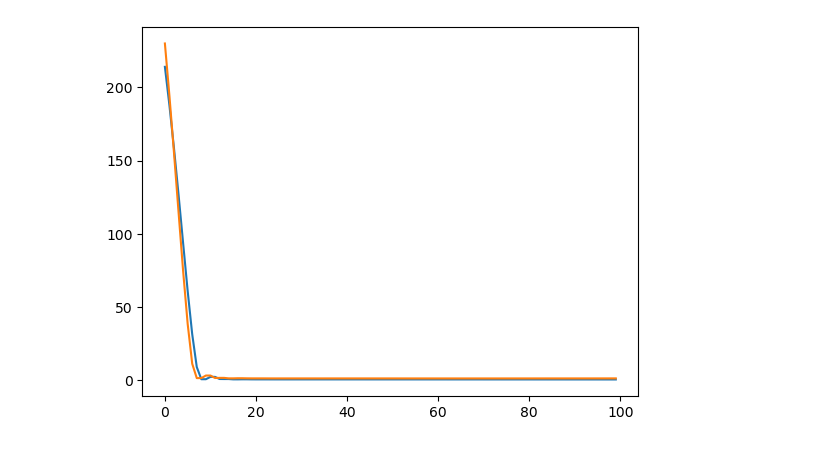
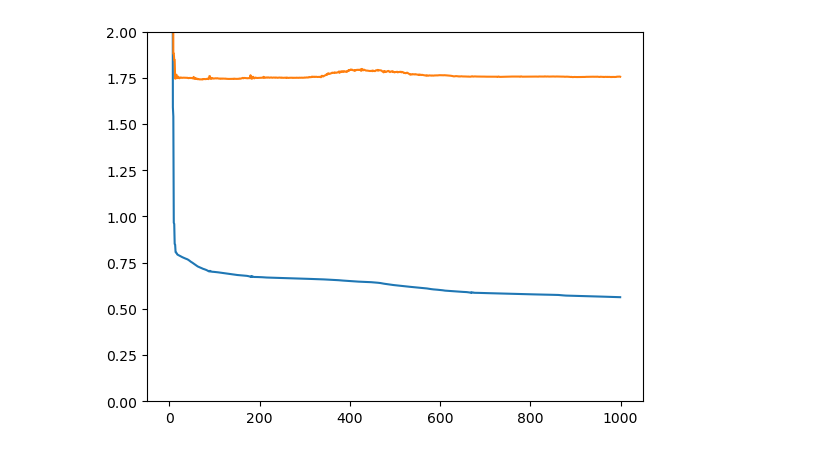
Before and after one commit to CS-433/ml-project-2-bogota, a Jupyter notebook: train.ipynb, the cells around one changed output. Saved outputs shown, nothing was run; the diff lists cells and outputs as text; code cells hidden in the pictures.

```diff
--- a/train.ipynb
+++ b/train.ipynb
@@ -6,49 +6,32 @@ from src.models import Model
 
 DATA_FOLDER = 'data/'
 # %%
-model = Model(nb_lags=6, lr=1e-2)
+model = Model(nb_lags=6, lr=0)
 
 ######################### Load training data: #########################
-train_input, train_target = torch.load(DATA_FOLDER + 'train_data.pkl')
-train_input, train_target = train_input.to(model.device), train_target.to(model.device)
+train_lags, train_target = torch.load(DATA_FOLDER + 'train_data.pkl')
+train_lags, train_target = train_lags.to(model.device), train_target.to(model.device)
 
 ######################### Load validation data: #########################
-val_input, val_target = torch.load(DATA_FOLDER + 'val_data.pkl')
-val_input, val_target = val_input.to(model.device), val_target.to(model.device)
-
-# Standardize:
-mean = train_target.mean().item()
-std = train_target.std().item()
-min_ = train_target.min()
-max_ = train_target.max()
-
-#train_input = (train_input-mean)/std
-# train_target = (train_target-mean)/std
-#val_input = (val_input-mean)/std
-# val_target = (val_target-mean)/std
-
-#train_input = (train_input-min_)/(max_-min_)
-#train_target = (train_target-min_)/(max_-min_)
-#val_input = (val_input-min_)/(max_-min_)
-#val_target = (val_target-min_)/(max_-min_)
-
+val_lags, val_target = torch.load(DATA_FOLDER + 'val_data.pkl')
+val_lags, val_target = val_lags.to(model.device), val_target.to(model.device)
 
 ######################### Training: #########################
 train = True
 if train:
-    model.train(train_input, train_target, num_epochs=100, val_input=val_input, val_target=val_target)
-    torch.save(model.best_weights, 'models/bestmodel.pth')
+    model.train(train_lags, train_target, num_epochs=1000, val_lags=val_lags, val_target=val_target)
 
 ######################### Validation: #########################
-model.load_state_dict(torch.load('models/bestmodel.pth'))
-model.test(val_input, val_target)
-
-######################### Plot training loss: #########################
-plt.plot(model.train_losses)
-plt.plot(model.val_losses)
-plt.show()
+#model.load_state_dict(torch.load('models/bestmodel.pth'))
+model.test(val_lags, val_target)
-# %% [output]
-[figure, removed]
+# %%
+######################### Plot training loss: #########################
+plt.plot(model.train_losses)
+plt.plot(model.val_losses)
+plt.ylim([0,2])
+plt.show()
+# %% [output]
+[figure, added]
 # %%
 plt.plot(model.train_hit_rates)
 plt.plot(model.val_hit_rates)
```
Also changed, not shown: parts of 5 cells of this notebook, 6 other files.
